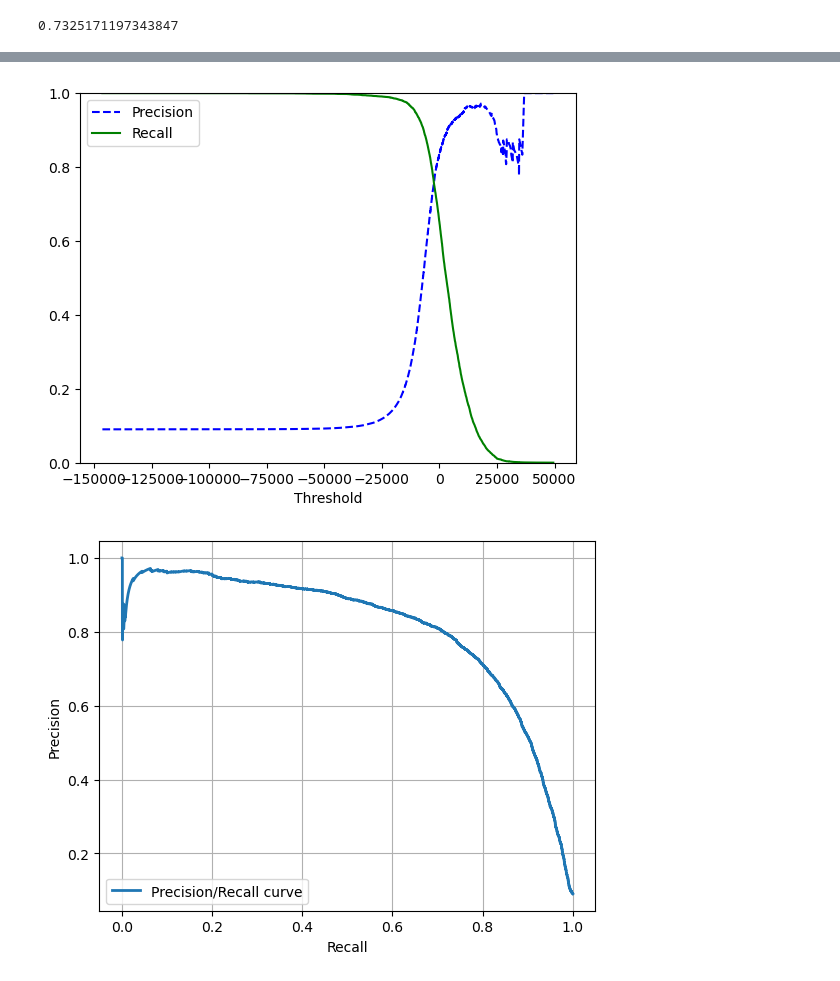
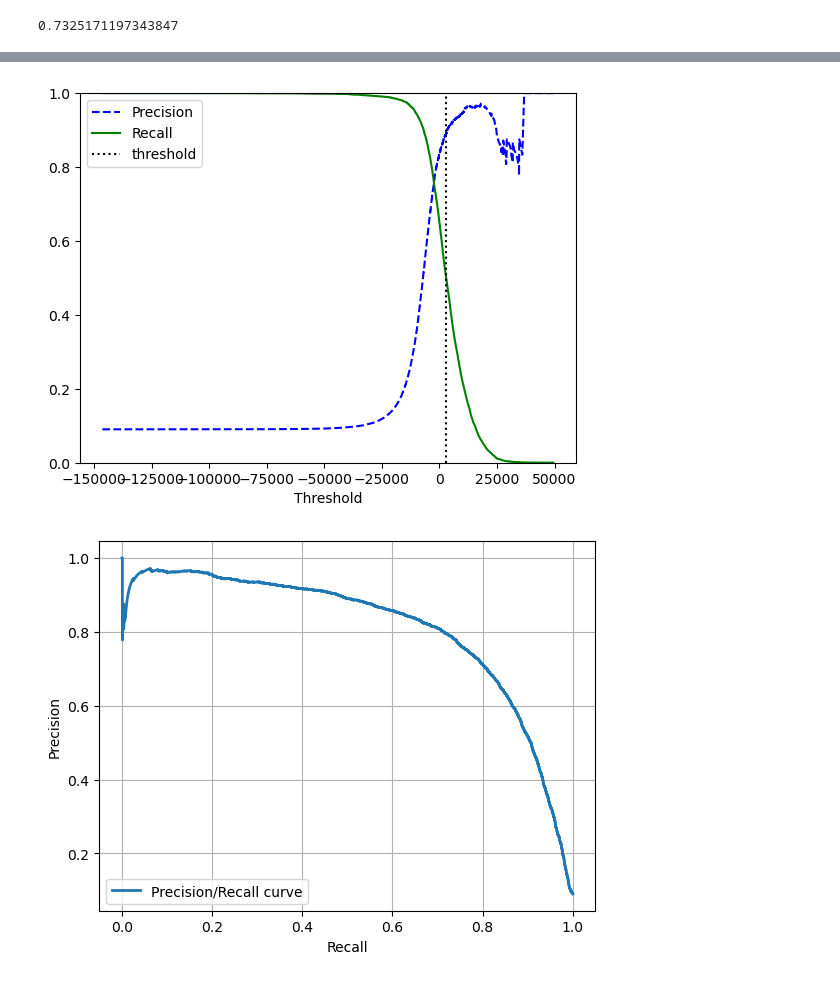
Before and after one commit to Fawazaro213/mnist-project, a Jupyter notebook: mnist.ipynb, the cells around one changed output, grey strips where cells are left out. Drawn from its saved outputs; the diff is of its cells as text; code cells hidden in the pictures.

```diff
--- a/mnist.ipynb
+++ b/mnist.ipynb
@@ -149,14 +176,15 @@ precisions, recalls, thresholds = precision_recall_curve(y_train_5, y_scores)
 # %%
 def plot_precision_recall_vs_threshold(precisions, recalls, thresholds):
      plt.plot(thresholds, precisions[:-1], "b--", label="Precision")
      plt.plot(thresholds, recalls[:-1], "g-", label="Recall")
+     plt.vlines(threshold, 0, 1.0, "k", "dotted", label="threshold")
      plt.xlabel("Threshold")
      plt.legend(loc="upper left")
      plt.ylim([0, 1])
 plot_precision_recall_vs_threshold(precisions, recalls, thresholds)
 plt.show()
 # %% [output]
-[figure, old version]
+[figure, new version]
 # %%
 plt.plot(recalls, precisions, linewidth=2, label="Precision/Recall curve")
 plt.ylabel("Precision")
```
Also changed, not shown: parts of 19 cells of this notebook.
